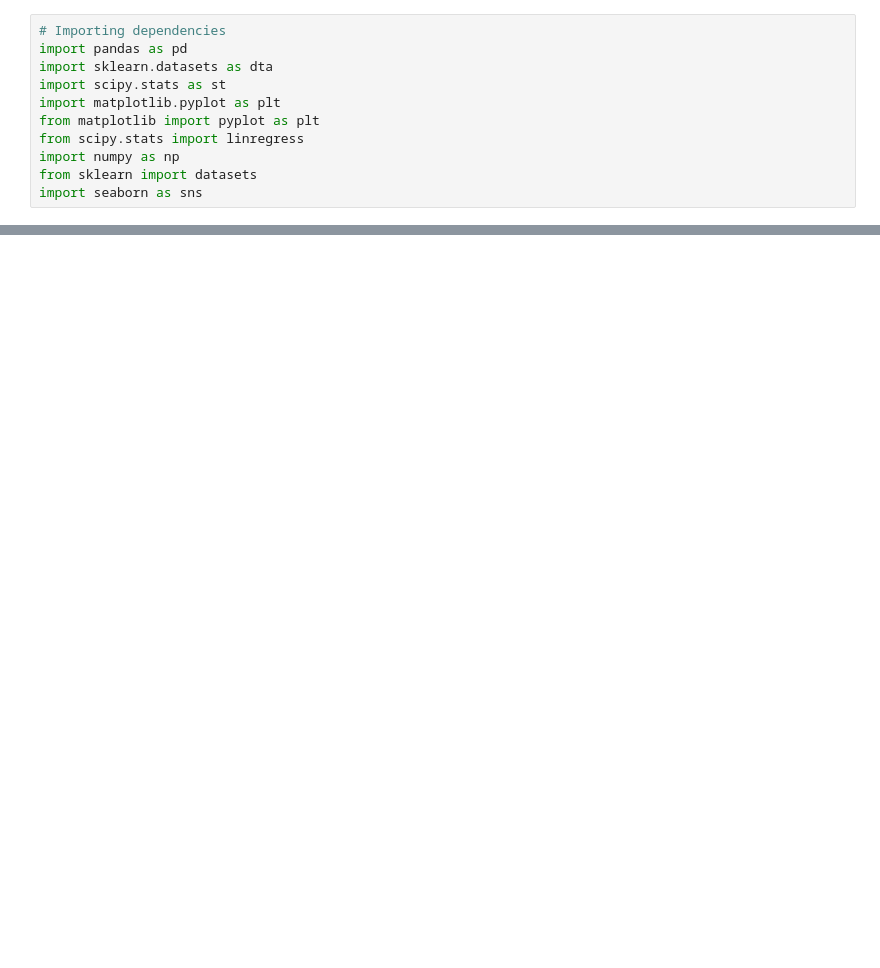
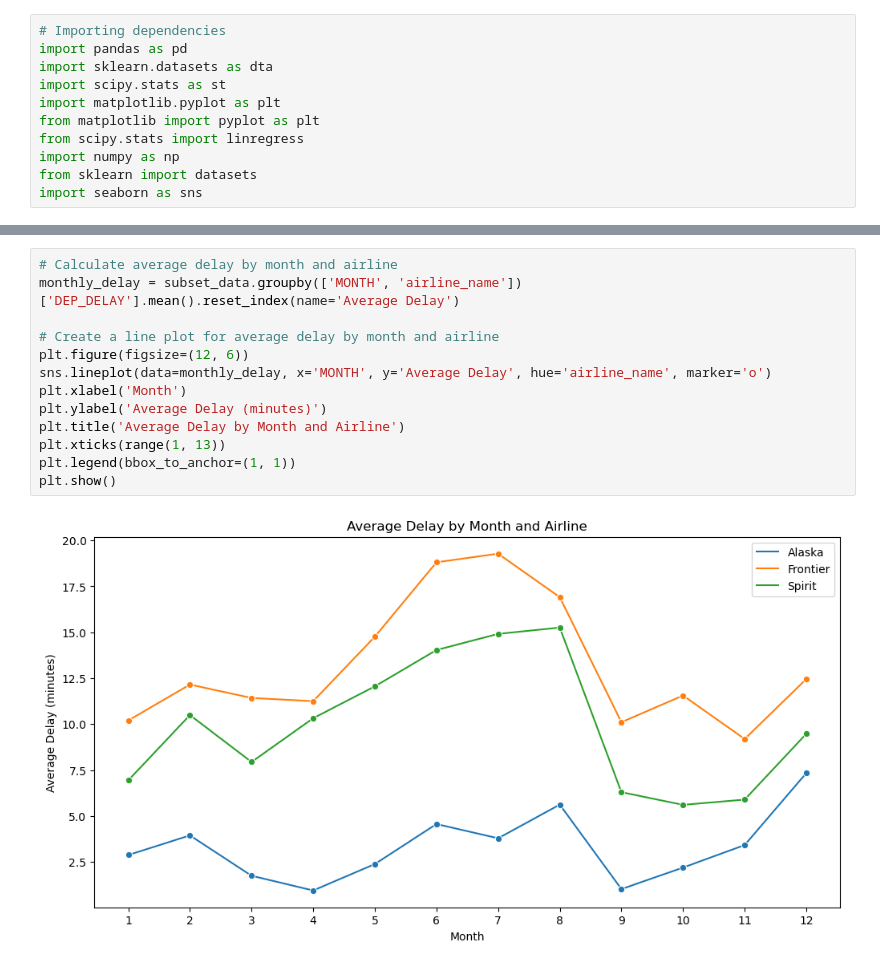
Before and after one commit to mehpree/airline-data-analysis, a Jupyter notebook: Airport Analysis.ipynb, the cells around one changed output, grey strips where cells are left out. Drawn from its saved outputs; the diff is of its cells as text; blank space fills up the shorter version.

```diff
--- a/Airport Analysis.ipynb
+++ b/Airport Analysis.ipynb
@@ -326,0 +148,15 @@ Airlines with the Highest Average Delay:
+# %%
+# Calculate average delay by month and airline
+monthly_delay = subset_data.groupby(['MONTH', 'airline_name'])['DEP_DELAY'].mean().reset_index(name='Average Delay')
+
+# Create a line plot for average delay by month and airline
+plt.figure(figsize=(12, 6))
+sns.lineplot(data=monthly_delay, x='MONTH', y='Average Delay', hue='airline_name', marker='o')
+plt.xlabel('Month')
+plt.ylabel('Average Delay (minutes)')
+plt.title('Average Delay by Month and Airline')
+plt.xticks(range(1, 13))
+plt.legend(bbox_to_anchor=(1, 1))
+plt.show()
+# %% [output]
+[figure, added]
```
Also changed, not shown: parts of 19 cells of this notebook, 3 other files.
